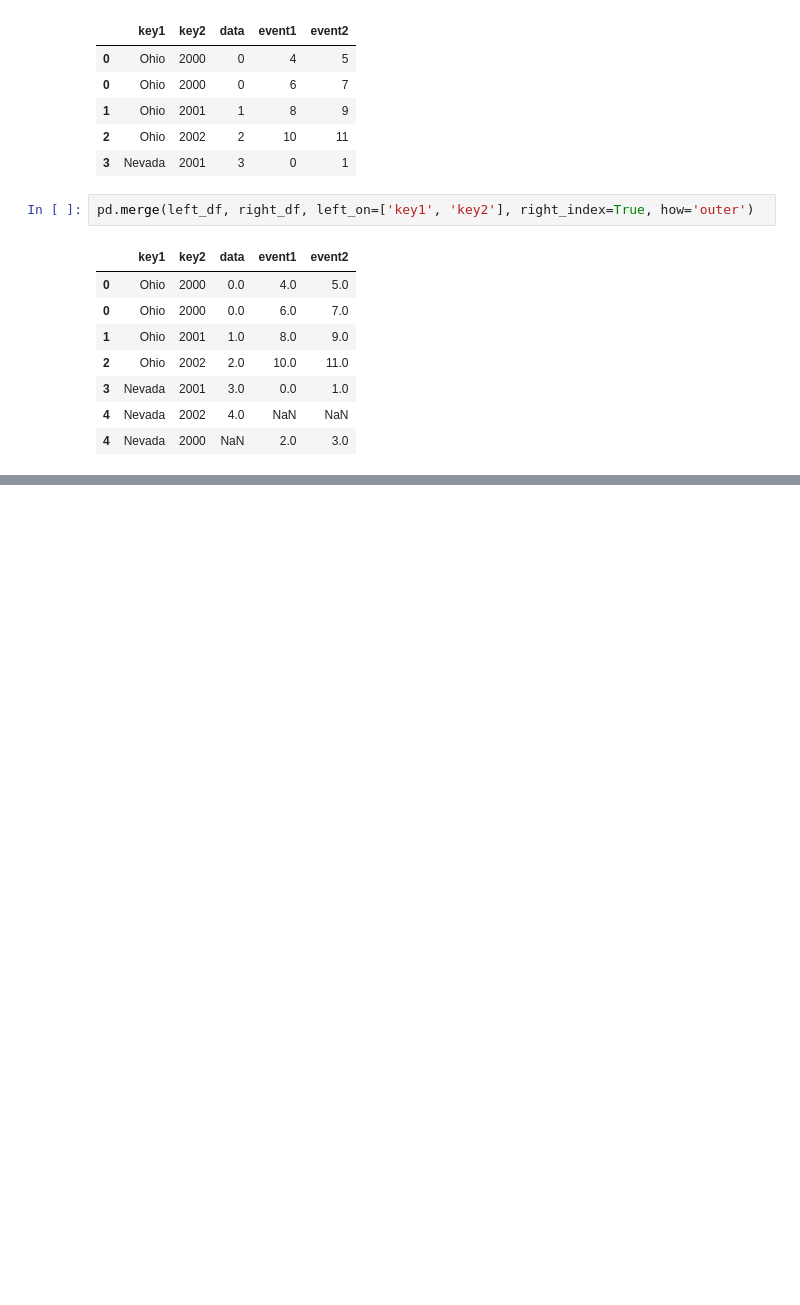
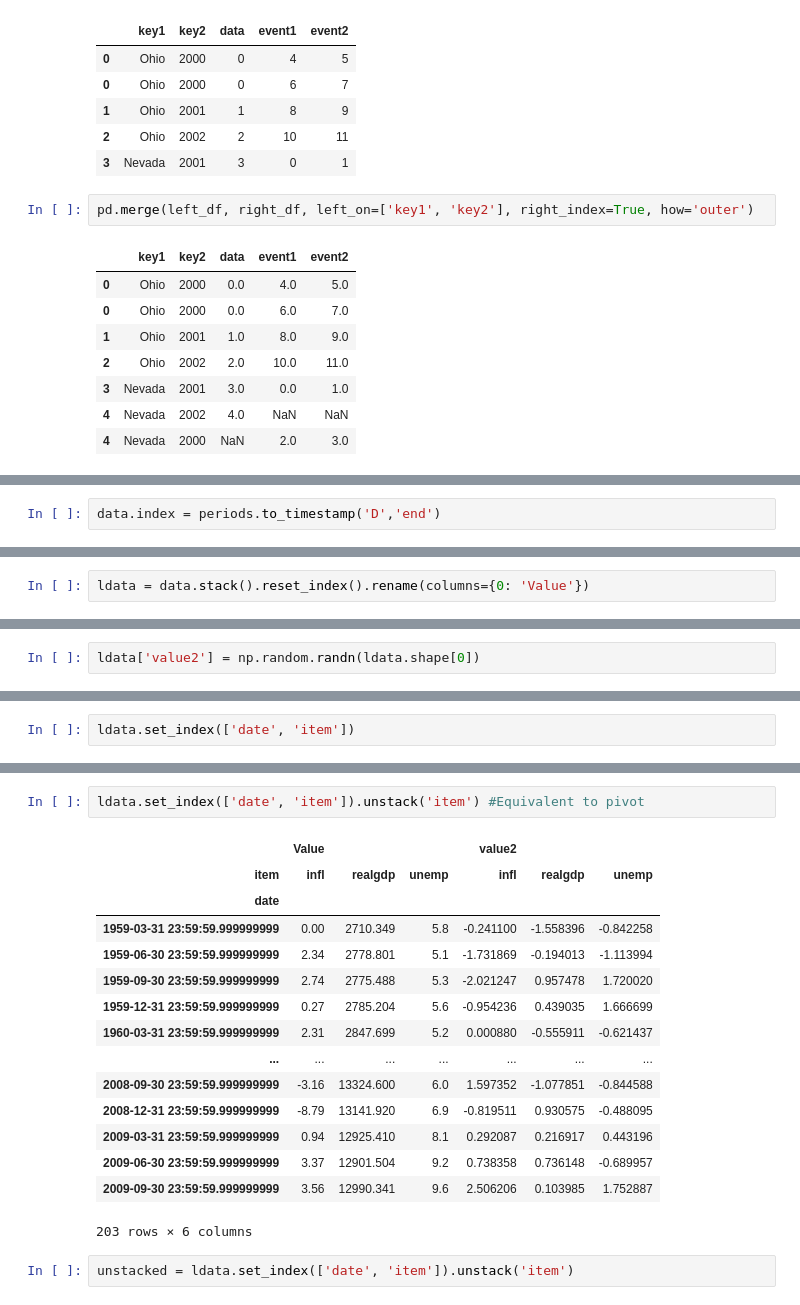
Before and after one commit to DanishHudani/Python-for-Data-Analysis-OReilly, a Jupyter notebook: Python for Data Analysis by Wes McKinney/Coding Practice/Chp8 - Data Wrangling Join, Combine/Chp8 - Data Wrangling Join, Combine.ipynb, the cells around one changed output, grey strips where cells are left out. Drawn from its saved outputs; the diff is of its cells as text; blank space fills up the shorter version.

```diff
--- a/Python for Data Analysis by Wes McKinney/Coding Practice/Chp8 - Data Wrangling Join, Combine/Chp8 - Data Wrangling Join, Combine.ipynb
+++ b/Python for Data Analysis by Wes McKinney/Coding Practice/Chp8 - Data Wrangling Join, Combine/Chp8 - Data Wrangling Join, Combine.ipynb
@@ -605,0 +1172,2 @@ pd.merge(left_df, right_df, left_on=['key1', 'key2'], right_index=True, how='out
+# %%
+data.index = periods.to_timestamp('D','end')
@@ -605,0 +1223,2 @@ pd.merge(left_df, right_df, left_on=['key1', 'key2'], right_index=True, how='out
+# %%
+ldata = data.stack().reset_index().rename(columns={0: 'Value'})
@@ -605,0 +1258,2 @@ pd.merge(left_df, right_df, left_on=['key1', 'key2'], right_index=True, how='out
+# %%
+ldata['value2'] = np.random.randn(ldata.shape[0])
@@ -605,0 +1292,2 @@ pd.merge(left_df, right_df, left_on=['key1', 'key2'], right_index=True, how='out
+# %%
+ldata.set_index(['date', 'item'])
@@ -605,0 +1309,20 @@ pd.merge(left_df, right_df, left_on=['key1', 'key2'], right_index=True, how='out
+# %%
+ldata.set_index(['date', 'item']).unstack('item') #Equivalent to pivot
+# %% [output]
+|  | Value |  |  | value2 |  |  |
+| item | infl | realgdp | unemp | infl | realgdp | unemp |
+| date |  |  |  |  |  |  |
+| 1959-03-31 23:59:59.999999999 | 0.00 | 2710.349 | 5.8 | -0.241100 | -1.558396 | -0.842258 |
+| 1959-06-30 23:59:59.999999999 | 2.34 | 2778.801 | 5.1 | -1.731869 | -0.194013 | -1.113994 |
+| 1959-09-30 23:59:59.999999999 | 2.74 | 2775.488 | 5.3 | -2.021247 | 0.957478 | 1.720020 |
+| 1959-12-31 23:59:59.999999999 | 0.27 | 2785.204 | 5.6 | -0.954236 | 0.439035 | 1.666699 |
+| 1960-03-31 23:59:59.999999999 | 2.31 | 2847.699 | 5.2 | 0.000880 | -0.555911 | -0.621437 |
+| ... | ... | ... | ... | ... | ... | ... |
+| 2008-09-30 23:59:59.999999999 | -3.16 | 13324.600 | 6.0 | 1.597352 | -1.077851 | -0.844588 |
+| 2008-12-31 23:59:59.999999999 | -8.79 | 13141.920 | 6.9 | -0.819511 | 0.930575 | -0.488095 |
+| 2009-03-31 23:59:59.999999999 | 0.94 | 12925.410 | 8.1 | 0.292087 | 0.216917 | 0.443196 |
+| 2009-06-30 23:59:59.999999999 | 3.37 | 12901.504 | 9.2 | 0.738358 | 0.736148 | -0.689957 |
+| 2009-09-30 23:59:59.999999999 | 3.56 | 12990.341 | 9.6 | 2.506206 | 0.103985 | 1.752887 |
+203 rows × 6 columns
+# %%
+unstacked = ldata.set_index(['date', 'item']).unstack('item')
```
Also changed, not shown: parts of 126 cells of this notebook, 1 other file.
